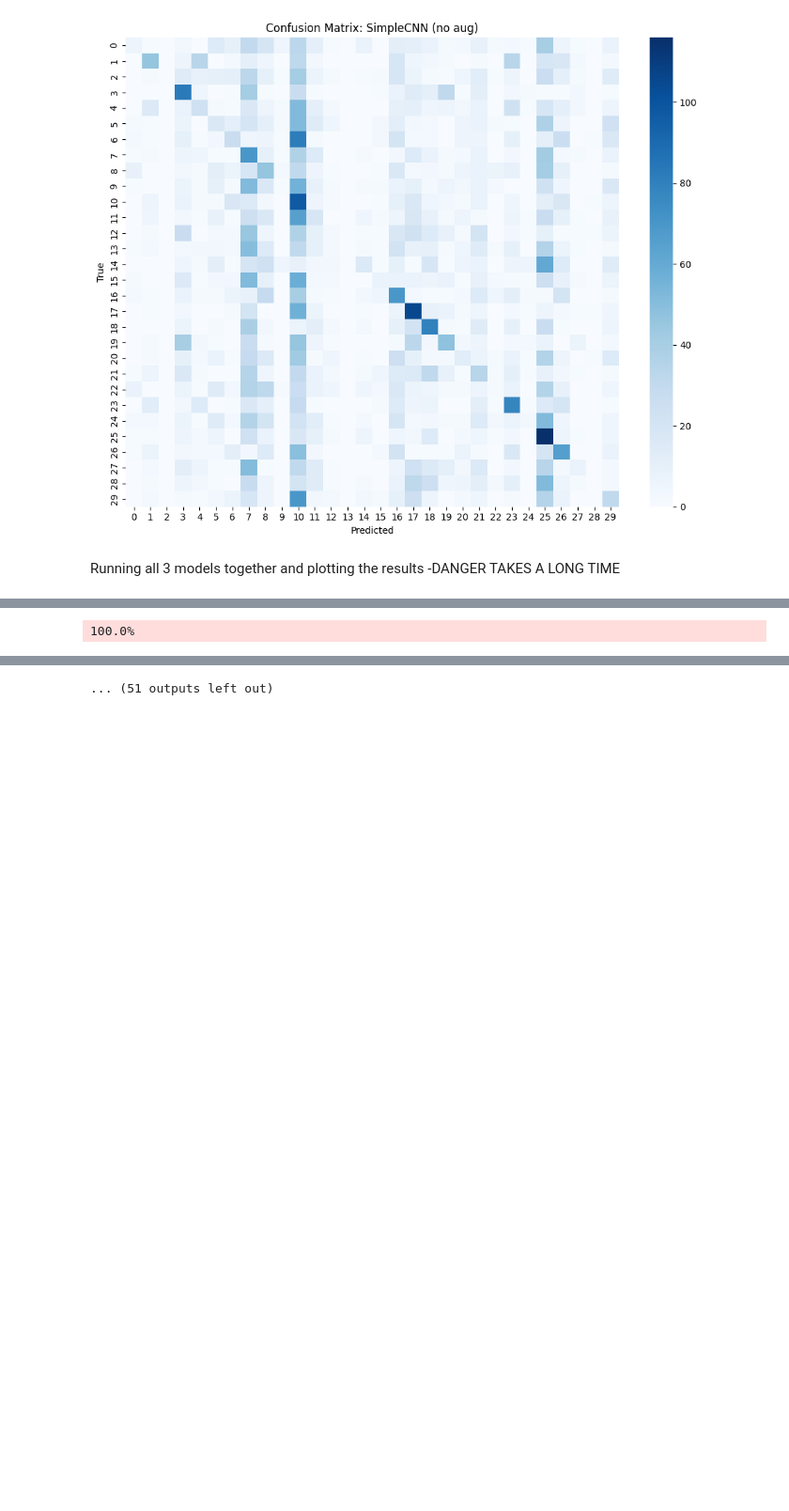
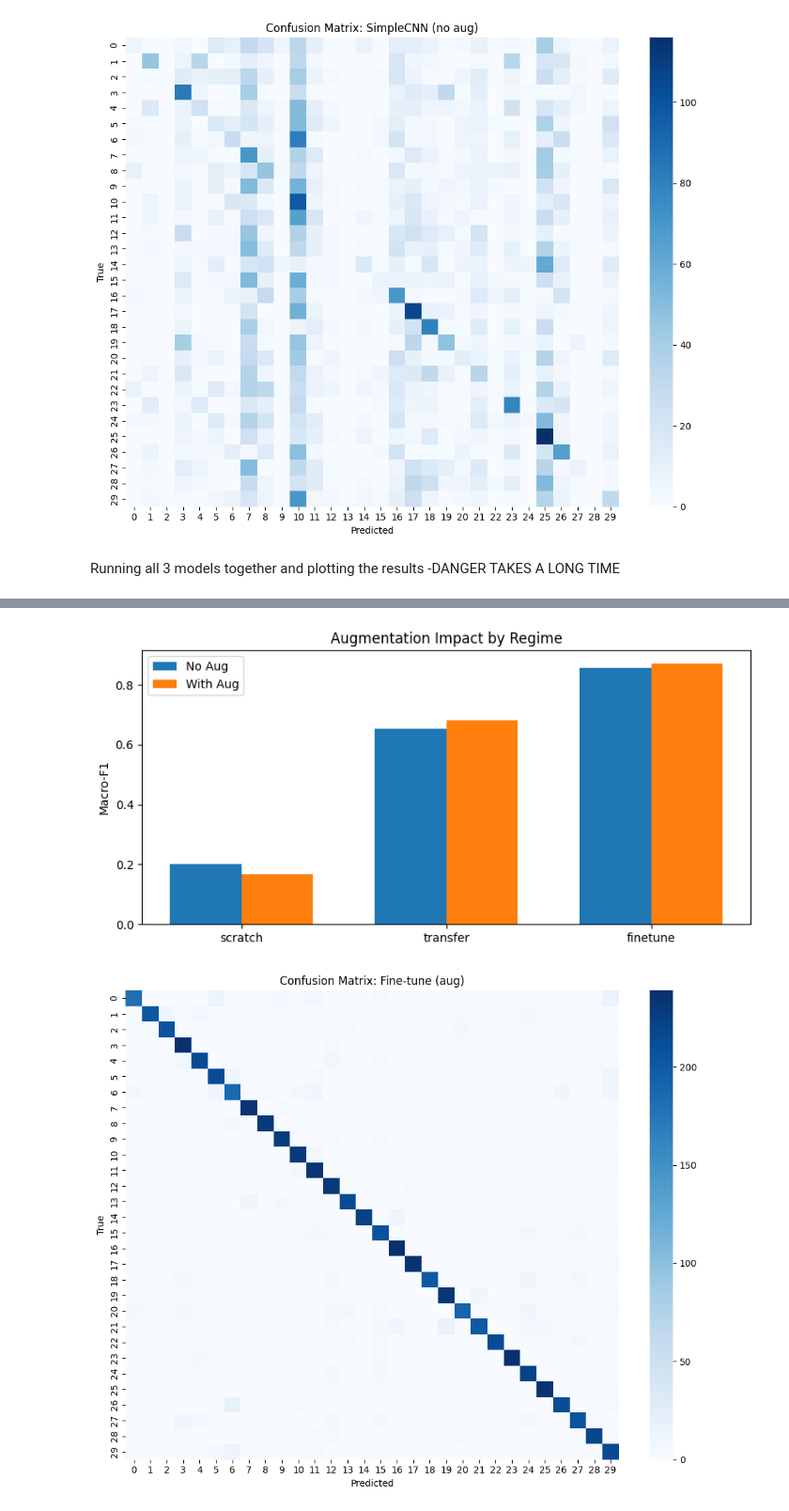
Before and after one commit to rasmus11423/Image_Classification_DL, a Jupyter notebook: 02_train_food101.ipynb, the cells around one changed output, grey strips where cells are left out. Shown: that part at 94% size. Cells and saved outputs as stored; diff of their text form; code cells hidden in the pictures; blank space fills up the shorter version.

Commit message:
added loss curves and questions

```diff
--- a/02_train_food101.ipynb
+++ b/02_train_food101.ipynb
@@ -25,8 +25,8 @@ import matplotlib.pyplot as plt
 import seaborn as sns
 from datasets import FoodDataset
 
-PROJECT_ROOT = Path(r"/Users/vnandakumar/Documents/DeepLearning/Image_Classification_DL") #Change based on your own path
-CONFIG_PATH = PROJECT_ROOT / "config.json"
+PROJECT_ROOT = Path(r"/home/vn5378/.cache/kagglehub/datasets/dansbecker/food-101/versions/1/food-101/food-101") #Change based on your own path
+CONFIG_PATH = "/home/vn5378/Documents/Image_Classification_DL/config.json"
 
 with open(CONFIG_PATH, "r", encoding="utf-8") as f:
     cfg = json.load(f)
@@ -273,20 +273,21 @@ def run_training(model: nn.Module, train_loader, val_loader, epochs: int, lr_hea
 
 def train_regimes(train_loader, val_loader, num_classes: int, image_size: int):
     results = {}
+    history = {}
 
     # Scratch: SimpleCNN or ResNet18(weights=None)
     scratch_model = SimpleCNN(num_classes)
-    results['scratch'] = run_training(scratch_model, train_loader, val_loader, epochs=10, lr_head=1e-3, lr_backbone=1e-3, label="scratch")
+    results['scratch'], history['scratch'] = run_training(scratch_model, train_loader, val_loader, epochs=30, lr_head=1e-3, lr_backbone=1e-3, label="scratch")
 
     # Transfer (Linear Probe): freeze backbone
     transfer_model = ResNetWrapper(backbone="resnet50", num_classes=num_classes, pretrained=True, freeze_backbone=True)
-    results['transfer'] = run_training(transfer_model, train_loader, val_loader, epochs=10, lr_head=1e-3, lr_backbone=1e-5, label="transfer")
+    results['transfer'], history['transfer'] = run_training(transfer_model, train_loader, val_loader, epochs=10, lr_head=1e-3, lr_backbone=1e-5, label="transfer")
 
     # Fine-tune: unfreeze last block
     finetune_model = ResNetWrapper(backbone="resnet50", num_classes=num_classes, pretrained=True, freeze_backbone=False, unfreeze_from_layer="layer4")
-    results['finetune'] = run_training(finetune_model, train_loader, val_loader, epochs=10, lr_head=1e-3, lr_backbone=1e-4, label="finetune")
+    results['finetune'], history['finetune'] = run_training(finetune_model, train_loader, val_loader, epochs=10, lr_head=1e-3, lr_backbone=1e-4, label="finetune")
 
-    return results
+    return results, history
 # %%
 # Build loaders for two settings: no-aug vs aug + imbalance handling
 BATCH_SIZE = 32
@@ -332,3 +333,7 @@ plot_confusion(last['val_targets'], last["val_preds"], CLASS_NAMES, title="Confu
 [figure]
 # %% [markdown]
 Running all 3 models together and plotting the results -DANGER TAKES A LONG TIME
+# %%
+# Run: scratch / transfer / finetune for both settings and compare macro-F1
+results_noaug, history_noaug = train_regimes(train_loader_noaug, val_loader_noaug, num_classes, IMAGE_SIZE)
+results_aug, history_aug  = train_regimes(train_loader_aug,   val_loader_aug,   num_classes, IMAGE_SIZE)
@@ -335,15 +359,11 @@ Running all 3 models together and plotting the results -DANGER TAKES A LONG TIME
 # %%
-# Run: scratch / transfer / finetune for both settings and compare macro-F1
-results_noaug = train_regimes(train_loader_noaug, val_loader_noaug, num_classes, IMAGE_SIZE)
-results_aug   = train_regimes(train_loader_aug,   val_loader_aug,   num_classes, IMAGE_SIZE)
-
 # Collect macro-F1 from the last epoch of each regime
 regimes = ["scratch", "transfer", "finetune"]
-macroF1_noaug = {k: results_noaug[k][1][-1]["val_macro_f1"] for k in regimes}
-macroF1_aug   = {k: results_aug[k][1][-1]["val_macro_f1"]   for k in regimes}
+macroF1_noaug = {k: history_noaug[k][-1]["val_macro_f1"] for k in regimes}
+macroF1_aug   = {k: history_aug[k][-1]["val_macro_f1"]   for k in regimes}
 
 print("Macro-F1 (no aug):", macroF1_noaug)
-#print("Macro-F1 (aug):", macroF1_aug)
+print("Macro-F1 (aug):", macroF1_aug)
 
 # Plot comparison
 labels = regimes
@@ -351,7 +371,7 @@ x = np.arange(len(labels))
 width = 0.35
 plt.figure(figsize=(8,4))
 plt.bar(x - width/2, [macroF1_noaug[k] for k in labels], width, label='No Aug')
-#plt.bar(x + width/2, [macroF1_aug[k] for k in labels], width, label='With Aug')
+plt.bar(x + width/2, [macroF1_aug[k] for k in labels], width, label='With Aug')
 plt.xticks(x, labels)
 plt.ylabel('Macro-F1')
 plt.title('Augmentation Impact by Regime')
@@ -360,6 +380,6 @@ plt.tight_layout()
 plt.show()
 
 # Confusion matrix for best model (aug + finetune)
-va_best = results_aug['finetune'][1][-1]
+va_best = history_aug['finetune'][-1]
 plot_confusion(va_best["val_targets"], va_best["val_preds"], CLASS_NAMES, title="Confusion Matrix: Fine-tune (aug)")
 # %% [output]
@@ -377 +387,0 @@ Downloading: "https://download.pytorch.org/models/resnet50-11ad3fa6.pth" to /Use
-100.0%
@@ -379 +388,2 @@ Downloading: "https://download.pytorch.org/models/resnet50-11ad3fa6.pth" to /Use
-... (51 outputs left out)
+[figure, added]
+[figure, added]
```
Also changed, not shown: parts of 5 cells of this notebook.
